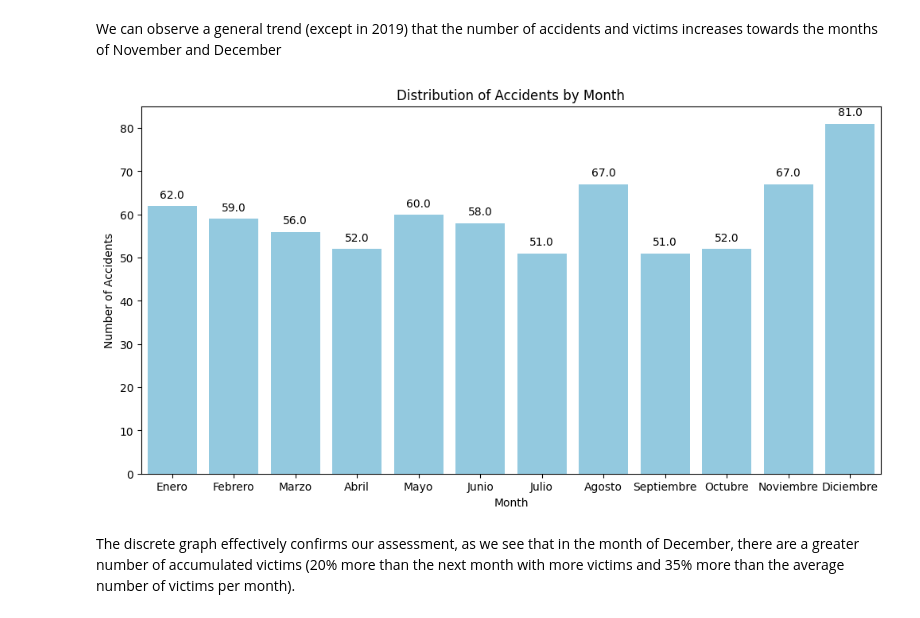
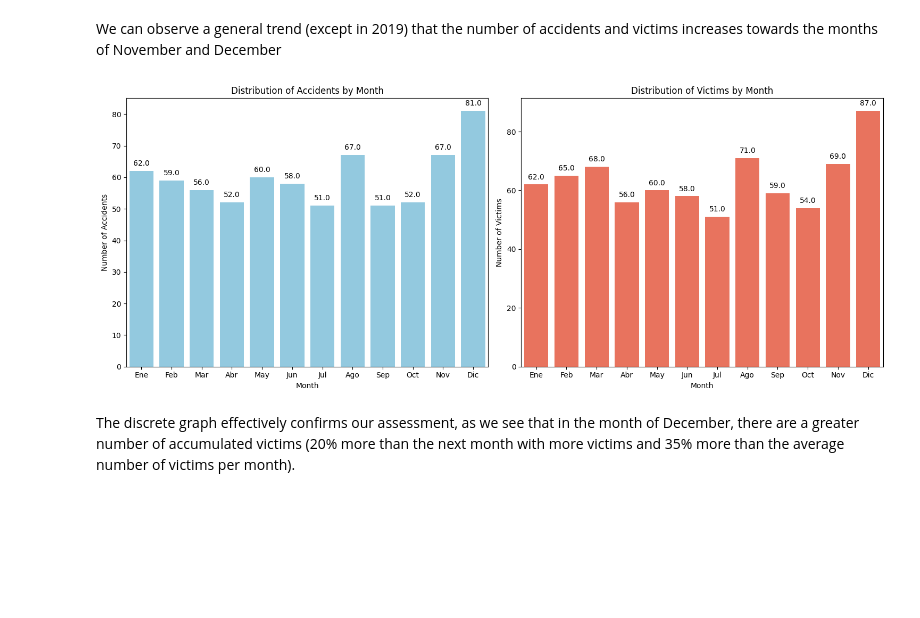
Before and after one commit to leocortes85/Road-accidents-in-the-City-of-Buenos-Aires--CABA, a Jupyter notebook: EDA.ipynb, the cells around one changed output. Cells and saved outputs as stored; diff of their text form; code cells hidden in the pictures; blank space fills up the shorter version.

```diff
--- a/EDA.ipynb
+++ b/EDA.ipynb
@@ -150,21 +170,47 @@ plt.show()
 [figure]
 # %% [markdown]
 We can observe a general trend (except in 2019) that the number of accidents and victims increases towards the months of November and December
-# %%
-# Create a bar chart
-plt.figure(figsize=(12, 6))
-ax = sns.countplot(x='Mes', data=df, color='skyblue')
-
-# Add labels on each bar
-for p in ax.patches:
-    ax.annotate(f'{p.get_height()}', (p.get_x() + p.get_width() / 2., p.get_height()), ha='center', va='center', xytext=(0, 10), textcoords='offset points')
-
-plt.title('Distribution of Accidents by Month')
-plt.xlabel('Month')
-plt.ylabel('Number of Accidents')
-plt.show()
-# %% [output]
-[figure, removed]
+# %%
+# Configurar el tamaño de la figura
+plt.figure(figsize=(15, 6))
+
+# Subgráfico 1: Distribución de Accidentes por Mes
+plt.subplot(1, 2, 1)
+ax1 = sns.countplot(x='Mes', data=df, color='skyblue')
+
+# Añadir etiquetas
+for p in ax1.patches:
+    ax1.annotate(f'{p.get_height()}', (p.get_x() + p.get_width() / 2., p.get_height()), ha='center', va='center', xytext=(0, 10), textcoords='offset points')
+
+plt.title('Distribution of Accidents by Month')
+plt.xlabel('Month')
+plt.ylabel('Number of Accidents')
+
+# Modify x-axis labels to show only the first 3 letters of each month
+ax1.set_xticklabels([month[:3] for month in df['Mes'].unique()])
+
+# Subgráfico 2: Distribución de Víctimas por Mes
+plt.subplot(1, 2, 2)
+ax2 = sns.barplot(x='Mes', y='Número De Victimas', data=df, color='tomato', estimator=sum, ci=None)
+
+# Añadir etiquetas
+for p in ax2.patches:
+    ax2.annotate(f'{p.get_height()}', (p.get_x() + p.get_width() / 2., p.get_height()), ha='center', va='center', xytext=(0, 10), textcoords='offset points')
+
+plt.title('Distribution of Victims by Month')
+plt.xlabel('Month')
+plt.ylabel('Number of Victims')
+
+# Modify x-axis labels to show only the first 3 letters of each month
+ax2.set_xticklabels([month[:3] for month in df['Mes'].unique()])
+
+# Ajustar el diseño
+plt.tight_layout()
+
+# Mostrar el gráfico
+plt.show()
+# %% [output]
+[figure, added]
 # %% [markdown]
 The discrete graph effectively confirms our assessment, as we see that in the month of December, there are a greater number of accumulated victims (20% more than the next month with more victims and 35% more than the average number of victims per month).
 # %% [markdown]
```
Also changed, not shown: parts of 2 cells of this notebook, 2 other files.
